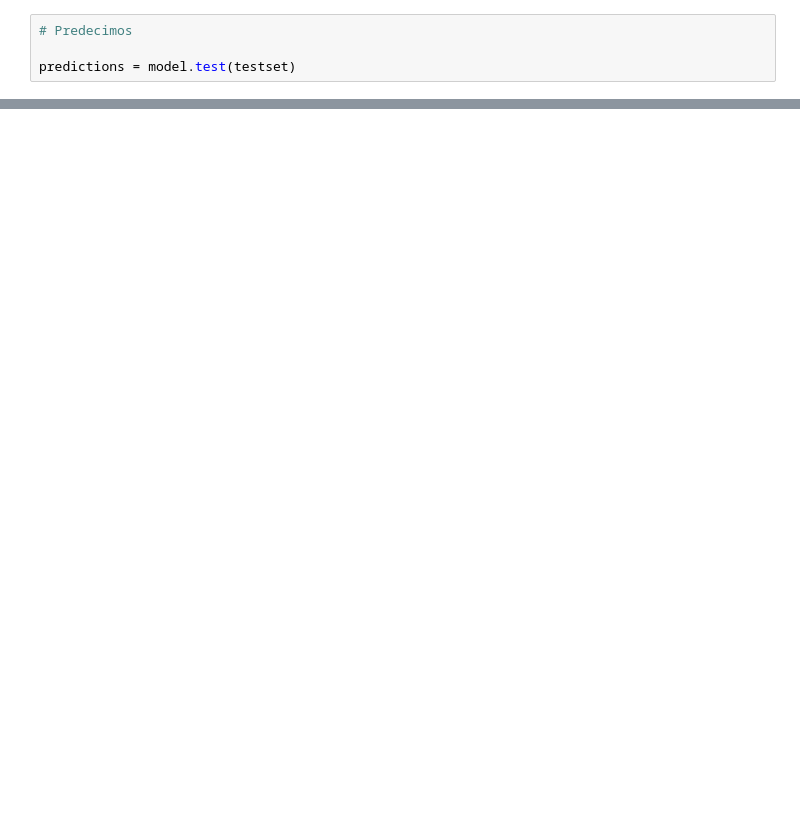
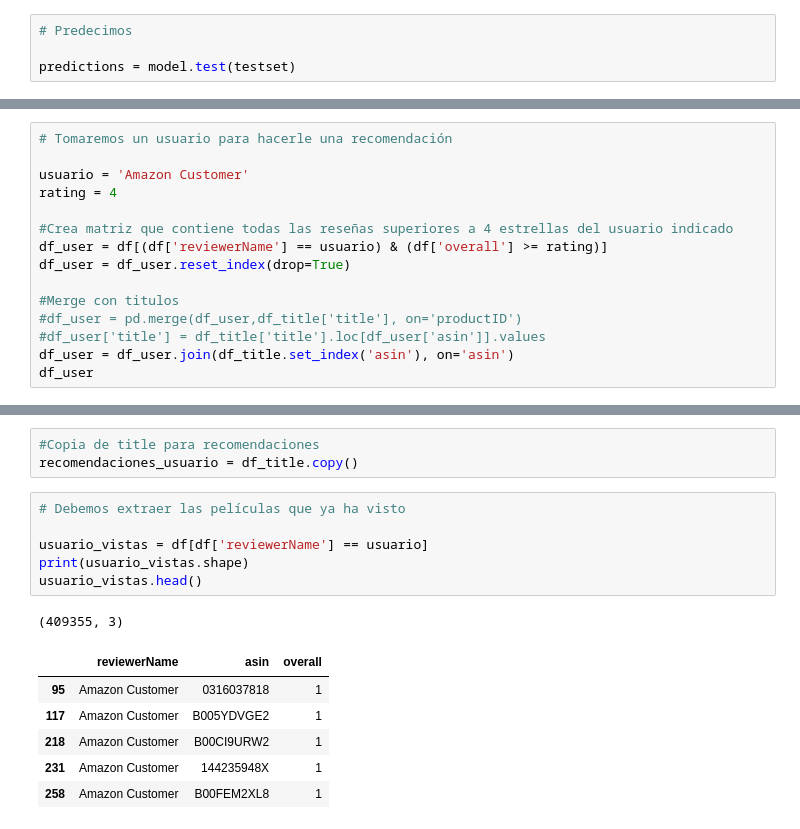
Before and after one commit to joacota2/PF-DATASCIENCE, a Jupyter notebook: Modelo/modelo.ipynb, the cells around one changed output, grey strips where cells are left out. Cells and saved outputs as stored; diff of their text form; blank space fills up the shorter version.

```diff
--- a/Modelo/modelo.ipynb
+++ b/Modelo/modelo.ipynb
@@ -481,0 +50,15 @@ predictions[1]
+# %%
+# Tomaremos un usuario para hacerle una recomendación
+
+usuario = 'Amazon Customer'
+rating = 4
+
+#Crea matriz que contiene todas las reseñas superiores a 4 estrellas del usuario indicado
+df_user = df[(df['reviewerName'] == usuario) & (df['overall'] >= rating)]
+df_user = df_user.reset_index(drop=True)
+
+#Merge con titulos
+#df_user = pd.merge(df_user,df_title['title'], on='productID')
+#df_user['title'] = df_title['title'].loc[df_user['asin']].values
+df_user = df_user.join(df_title.set_index('asin'), on='asin')
+df_user
@@ -481,0 +79,17 @@ predictions[1]
+# %%
+#Copia de title para recomendaciones
+recomendaciones_usuario = df_title.copy()
+# %%
+# Debemos extraer las películas que ya ha visto
+
+usuario_vistas = df[df['reviewerName'] == usuario]
+print(usuario_vistas.shape)
+usuario_vistas.head()
+# %% [output]
+(409355, 3)
+|  | reviewerName | asin | overall |
+| 95 | Amazon Customer | 0316037818 | 1 |
+| 117 | Amazon Customer | B005YDVGE2 | 1 |
+| 218 | Amazon Customer | B00CI9URW2 | 1 |
+| 231 | Amazon Customer | 144235948X | 1 |
+| 258 | Amazon Customer | B00FEM2XL8 | 1 |
```
Also changed, not shown: parts of 70 cells of this notebook, 3 other files.
